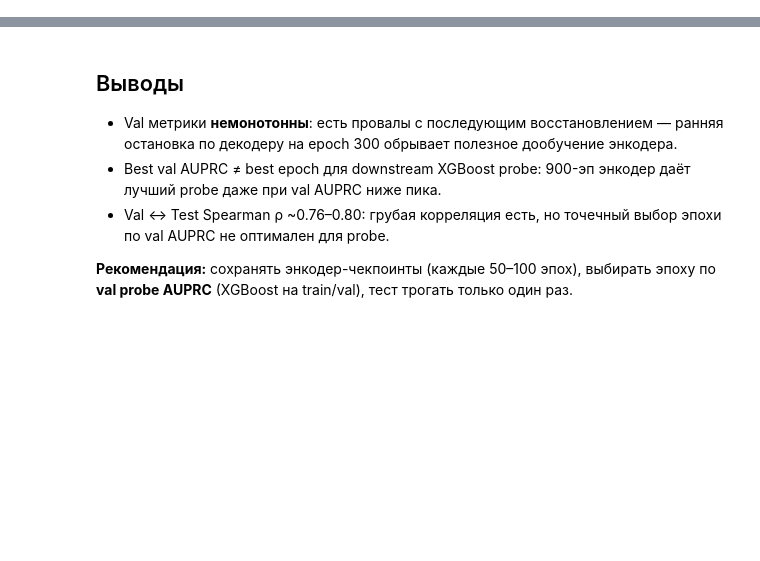
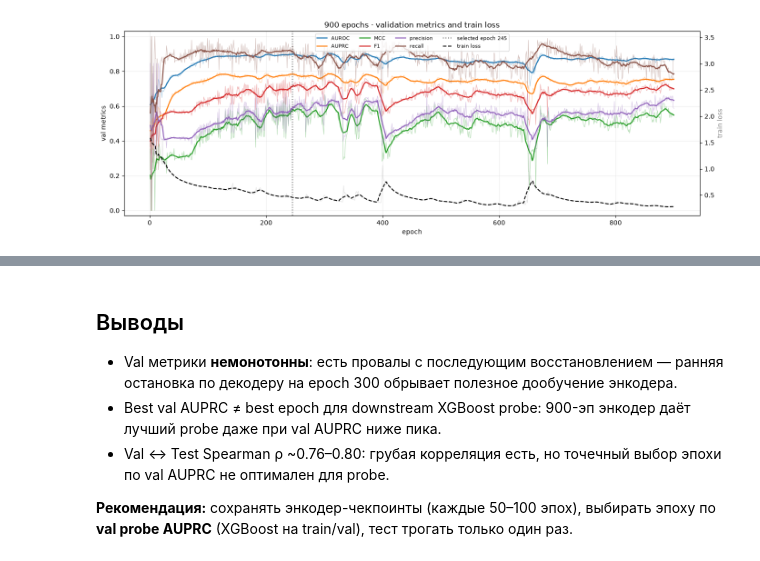
Before and after one commit to E-Kovtun/Olfaction-Binding, a Jupyter notebook: notebooks/graph/gnn_training_diagnostics.ipynb, the cells around one changed output, grey strips where cells are left out. Cells and saved outputs as stored; diff of their text form; code cells hidden in the pictures; blank space fills up the shorter version.

```diff
--- a/notebooks/graph/gnn_training_diagnostics.ipynb
+++ b/notebooks/graph/gnn_training_diagnostics.ipynb
@@ -23,7 +23,7 @@ ROOT = Path.cwd()
 while not (ROOT / "pyproject.toml").exists():
     ROOT = ROOT.parent
 
-df = pd.read_csv(ROOT / "results/full_full/history/gnn_signed_q95_inductive_molecule_fold1.csv")
+df = pd.read_csv(ROOT / "results/graph/full_full/legacy/pre_v5/provisional_and_900_pilot/history/gnn_signed_q95_inductive_molecule_fold1.csv")
 print(f"epochs: {len(df)}  |  columns: {list(df.columns)}")
 
 best_val_auprc_ep  = int(df["val_AUPRC"].idxmax())  + 1
@@ -33,46 +37,51 @@ print(f"Best test AUPRC = {df['test_AUPRC'].max():.4f}  @ epoch {best_test_auprc
 # %%
-ep = df["epoch"].values
+METRIC_NAMES = ["AUROC", "AUPRC", "MCC", "F1", "precision", "recall"]
+METRIC_COLORS = dict(zip(METRIC_NAMES, plt.cm.tab10.colors[:len(METRIC_NAMES)]))
 
-METRICS = [
-    ("AUROC", "AUROC"),
-    ("AUPRC", "AUPRC"),
-    ("MCC",   "MCC"),
-    ("F1",    "F1"),
-]
+def plot_metric_canvas(frame, prefix, title, best_epoch, smooth=15, final_metrics=None,
+                       raw_alpha=.10, raw_lw=.6, loss_raw_alpha=.08):
+    epochs = frame["epoch"].to_numpy()
+    fig, metric_ax = plt.subplots(figsize=(14, 5))
 
-fig, axes = plt.subplots(2, 2, figsize=(14, 9), sharex=True)
-axes = axes.ravel()
+    if prefix is not None:
+        for name in METRIC_NAMES:
+            column = f"{prefix}_{name}"
+            raw = frame[column]
+            trend = raw.rolling(smooth, center=True, min_periods=1).mean()
+            metric_ax.plot(epochs, raw, color=METRIC_COLORS[name], alpha=raw_alpha, lw=raw_lw)
+            metric_ax.plot(epochs, trend, color=METRIC_COLORS[name], lw=1.7, label=name)
+    else:
+        for name in METRIC_NAMES:
+            metric_ax.scatter(best_epoch, final_metrics[name], s=45,
+                              color=METRIC_COLORS[name], label=f"{name} (final only)")
+        metric_ax.text(.99, .03, "No epoch-wise test history; one evaluation after val selection",
+                       transform=metric_ax.transAxes, ha="right", fontsize=9)
 
-SMOOTH = 15  # rolling window for readability
+    metric_ax.set_ylim(-.03, 1.03)
+    metric_ax.set_ylabel(f"{prefix or 'test'} metrics")
+    metric_ax.set_xlabel("epoch")
+    metric_ax.axvline(best_epoch, color="black", ls=":", alpha=.6,
+                       label=f"selected epoch {best_epoch}")
+    metric_ax.grid(alpha=.22)
 
-for ax, (col, label) in zip(axes, METRICS):
-    val_raw  = df[f"val_{col}"].values
-    test_raw = df[f"test_{col}"].values
+    loss_ax = metric_ax.twinx()
+    loss = frame["train_loss"]
+    loss_trend = loss.rolling(smooth, center=True, min_periods=1).mean()
+    loss_ax.plot(epochs, loss, color="gray", alpha=loss_raw_alpha, lw=raw_lw)
+    loss_ax.plot(epochs, loss_trend, color="black", ls="--", lw=1.5, label="train loss")
+    loss_ax.set_ylabel("train loss", color="gray")
 
-    val_s  = pd.Series(val_raw).rolling(SMOOTH, center=True, min_periods=1).mean().values
-    test_s = pd.Series(test_raw).rolling(SMOOTH, center=True, min_periods=1).mean().values
+    lines1, labels1 = metric_ax.get_legend_handles_labels()
+    lines2, labels2 = loss_ax.get_legend_handles_labels()
+    metric_ax.legend(lines1 + lines2, labels1 + labels2, ncol=4, fontsize=8, loc="upper center")
+    metric_ax.set_title(title)
+    plt.tight_layout()
+    plt.show()
 
-    ax.plot(ep, val_raw,  color="steelblue",  alpha=0.25, lw=0.8)
-    ax.plot(ep, test_raw, color="tomato",      alpha=0.25, lw=0.8)
-    ax.plot(ep, val_s,    color="steelblue",   lw=1.8, label="val")
-    ax.plot(ep, test_s,   color="tomato",      lw=1.8, label="test (diag)")
-
-    # mark key epochs
-    ax.axvline(best_val_auprc_ep,  ls="--", color="steelblue", alpha=0.7, lw=1.2,
-               label=f"best val AUPRC (ep {best_val_auprc_ep})")
-    ax.axvline(best_test_auprc_ep, ls=":",  color="tomato",    alpha=0.7, lw=1.2,
-               label=f"best test AUPRC (ep {best_test_auprc_ep})")
-
-    ax.set_ylabel(label); ax.set_title(label)
-    ax.xaxis.set_major_locator(ticker.MultipleLocator(100))
-    ax.grid(alpha=0.3)
-    if col == "AUROC":
-        ax.legend(fontsize=8, loc="lower right")
-
-for ax in axes[-2:]:
-    ax.set_xlabel("epoch")
-
-fig.suptitle("GNN signed q95 · inductive_molecule · fold1 — val vs test dynamics",
-             fontsize=12, y=1.01)
-plt.tight_layout()
-plt.show()
+# 900-run canvases: raw (unsmoothed) lines drawn brighter to show epoch-to-epoch noise.
+plot_metric_canvas(df, "val", "900 epochs · validation metrics and train loss",
+                   best_val_auprc_ep, smooth=15, raw_alpha=.35, raw_lw=.8, loss_raw_alpha=.22)
+plot_metric_canvas(df, "test", "900 epochs · test metrics and train loss (diagnostic)",
+                   best_val_auprc_ep, smooth=15, raw_alpha=.35, raw_lw=.8, loss_raw_alpha=.22)
+# %% [output]
+[figure, added]
```
Also changed, not shown: parts of 21 cells of this notebook, 18 other files.
